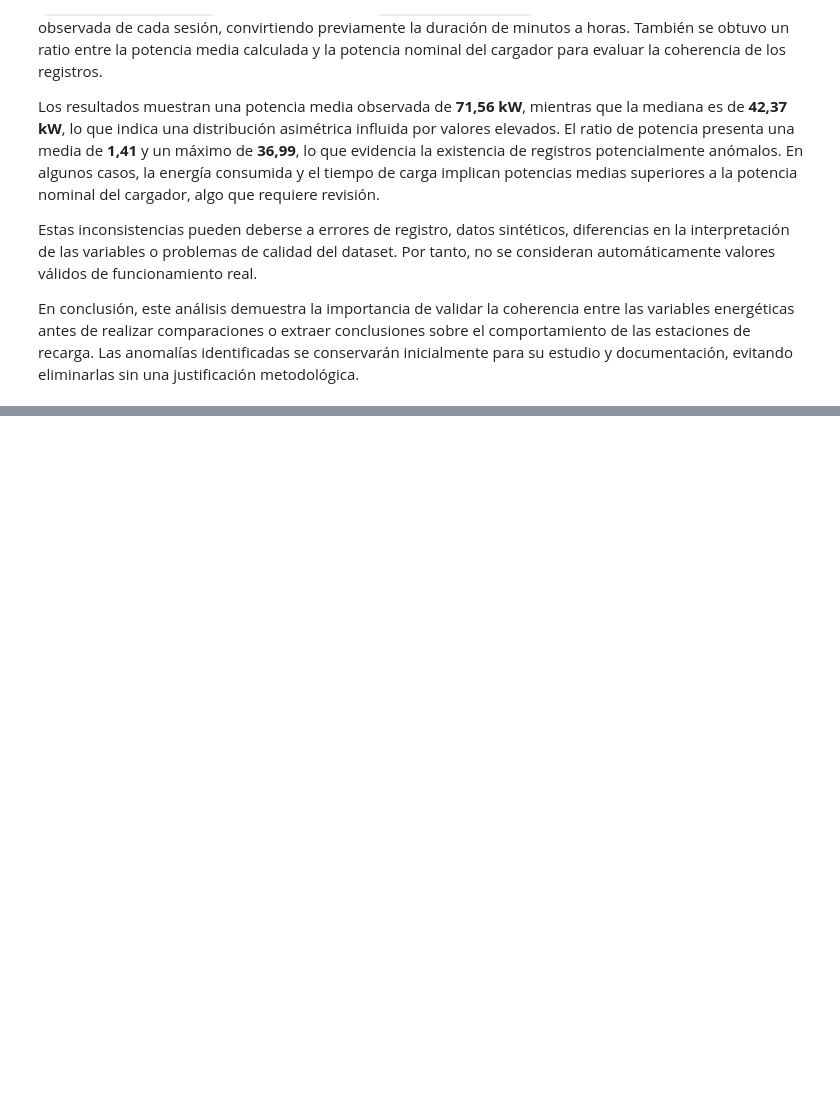
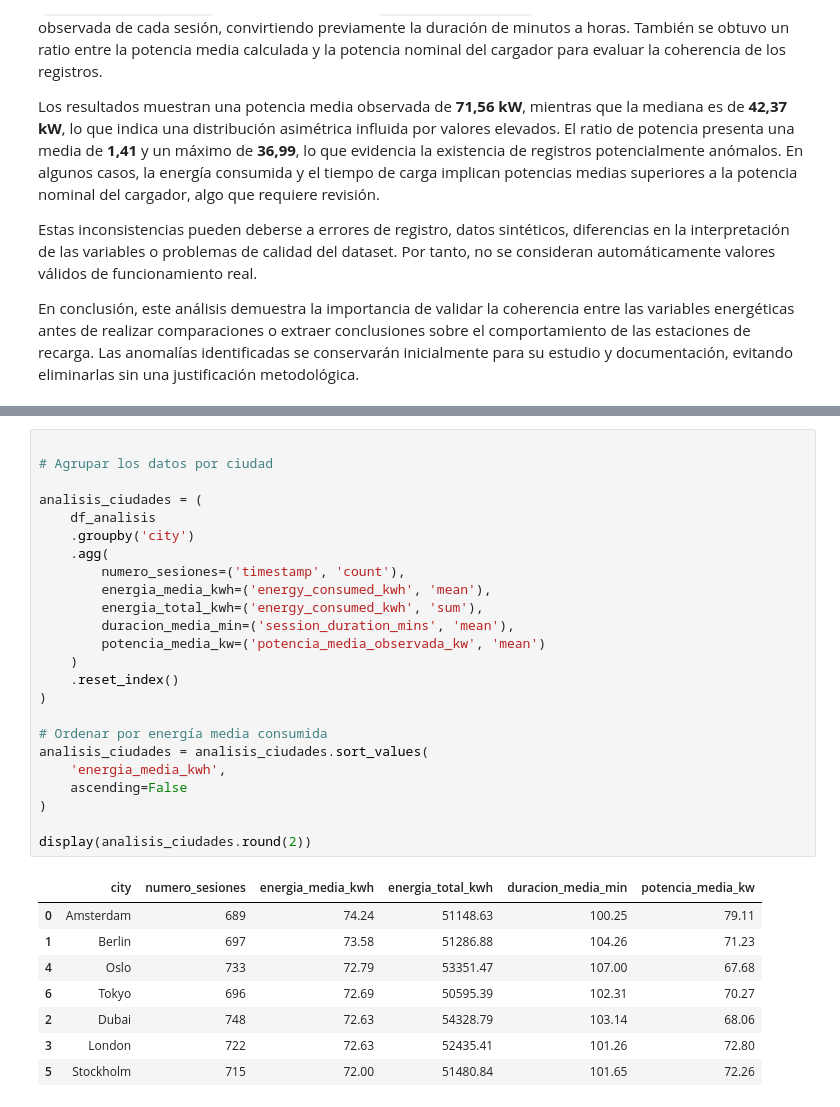
Before and after one commit to fredy10zs/analitica, a Jupyter notebook: EA4_Actividad_IA/EA4_Fredy_Ramírez.ipynb, the cells around one changed output, grey strips where cells are left out. Drawn from its saved outputs; the diff is of its cells as text; blank space fills up the shorter version.

```diff
--- a/EA4_Actividad_IA/EA4_Fredy_Ramírez.ipynb
+++ b/EA4_Actividad_IA/EA4_Fredy_Ramírez.ipynb
@@ -249,0 +445,33 @@ En conclusión, este análisis demuestra la importancia de validar la coherencia
+# %%
+
+# Agrupar los datos por ciudad
+
+analisis_ciudades = (
+    df_analisis
+    .groupby('city')
+    .agg(
+        numero_sesiones=('timestamp', 'count'),
+        energia_media_kwh=('energy_consumed_kwh', 'mean'),
+        energia_total_kwh=('energy_consumed_kwh', 'sum'),
+        duracion_media_min=('session_duration_mins', 'mean'),
+        potencia_media_kw=('potencia_media_observada_kw', 'mean')
+    )
+    .reset_index()
+)
+
+# Ordenar por energía media consumida
+analisis_ciudades = analisis_ciudades.sort_values(
+    'energia_media_kwh',
+    ascending=False
+)
+
+display(analisis_ciudades.round(2))
+# %% [output]
+|  | city | numero_sesiones | energia_media_kwh | energia_total_kwh | duracion_media_min | potencia_media_kw |
+| 0 | Amsterdam | 689 | 74.24 | 51148.63 | 100.25 | 79.11 |
+| 1 | Berlin | 697 | 73.58 | 51286.88 | 104.26 | 71.23 |
+| 4 | Oslo | 733 | 72.79 | 53351.47 | 107.00 | 67.68 |
+| 6 | Tokyo | 696 | 72.69 | 50595.39 | 102.31 | 70.27 |
+| 2 | Dubai | 748 | 72.63 | 54328.79 | 103.14 | 68.06 |
+| 3 | London | 722 | 72.63 | 52435.41 | 101.26 | 72.80 |
+| 5 | Stockholm | 715 | 72.00 | 51480.84 | 101.65 | 72.26 |
```
Also changed, not shown: parts of 29 cells of this notebook, 14 other files.
